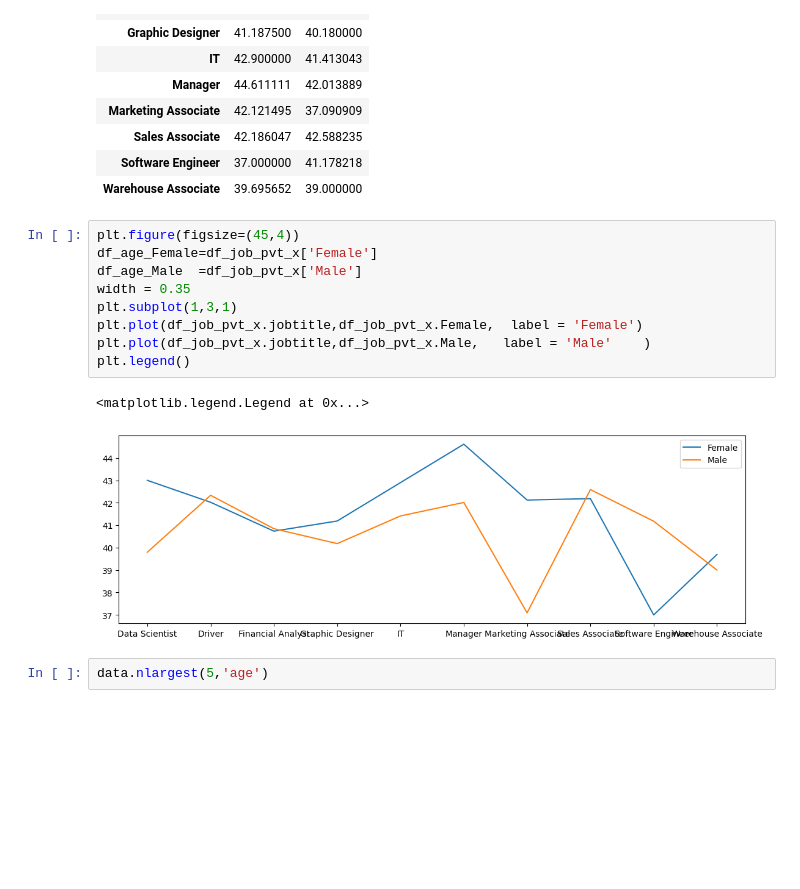
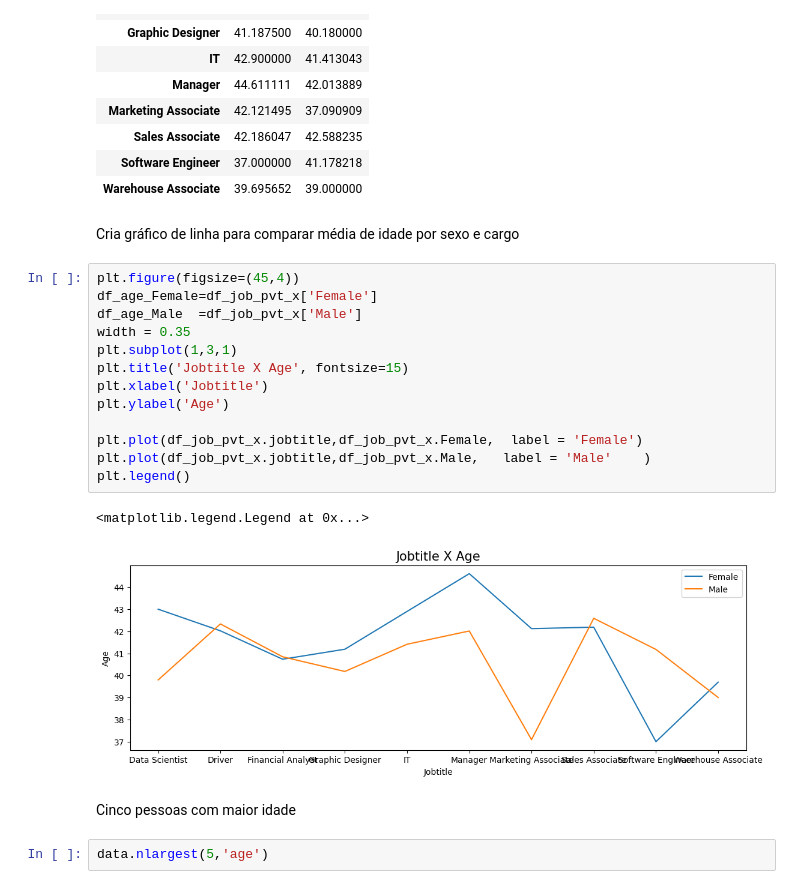
Before and after one commit to vilmarprado/mack_ling_prog_cie_dados, a Jupyter notebook: LP_T4_v2.ipynb, the cells around one changed output. Drawn from its saved outputs; the diff is of its cells as text; blank space fills up the shorter version.

```diff
--- a/LP_T4_v2.ipynb
+++ b/LP_T4_v2.ipynb
@@ -430,18 +478,26 @@ df_job_pvt
 | Sales Associate | 42.186047 | 42.588235 |
 | Software Engineer | 37.000000 | 41.178218 |
 | Warehouse Associate | 39.695652 | 39.000000 |
+# %% [markdown]
+Cria gráfico de linha para comparar média de idade por sexo e cargo
 # %%
 plt.figure(figsize=(45,4))
 df_age_Female=df_job_pvt_x['Female']
 df_age_Male  =df_job_pvt_x['Male']
 width = 0.35
 plt.subplot(1,3,1)
+plt.title('Jobtitle X Age', fontsize=15)
+plt.xlabel('Jobtitle')
+plt.ylabel('Age')
+
 plt.plot(df_job_pvt_x.jobtitle,df_job_pvt_x.Female,  label = 'Female')
 plt.plot(df_job_pvt_x.jobtitle,df_job_pvt_x.Male,   label = 'Male'    )
 plt.legend()
 # %% [output]
 <matplotlib.legend.Legend at 0x...>
-[figure, old version]
+[figure, new version]
+# %% [markdown]
+Cinco pessoas com maior idade
 # %%
 data.nlargest(5,'age')
 # %% [output]
```
Also changed, not shown: parts of 38 cells of this notebook.
